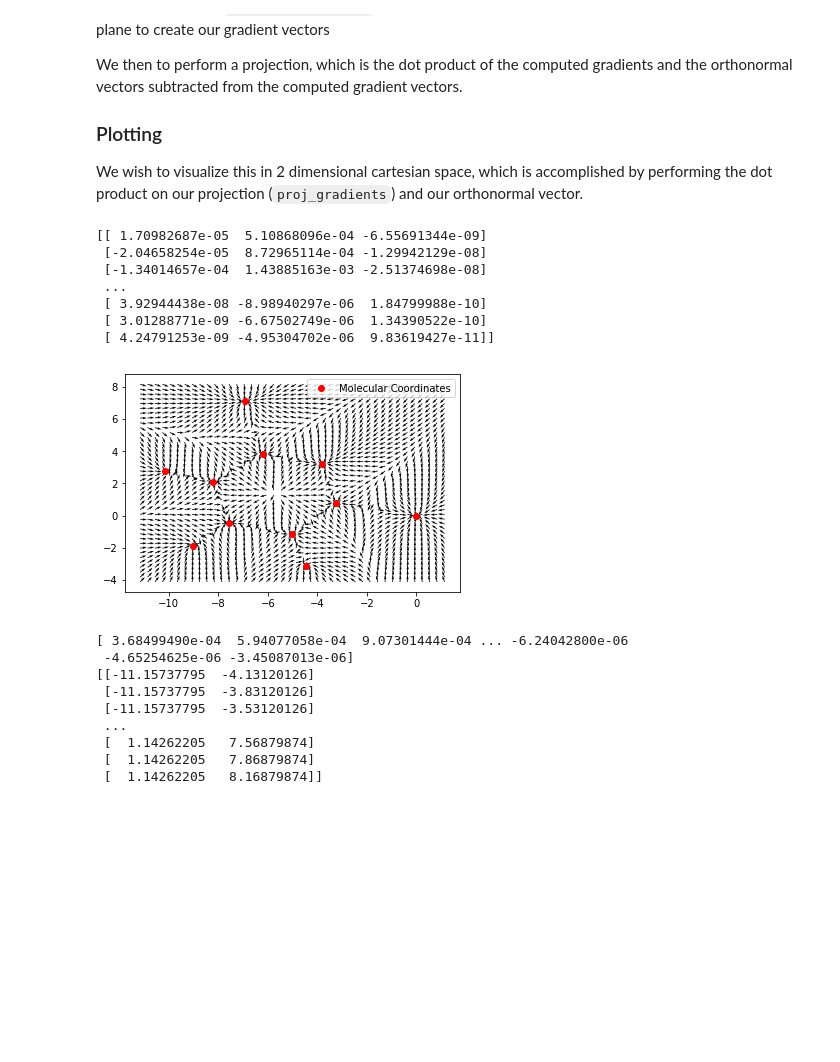
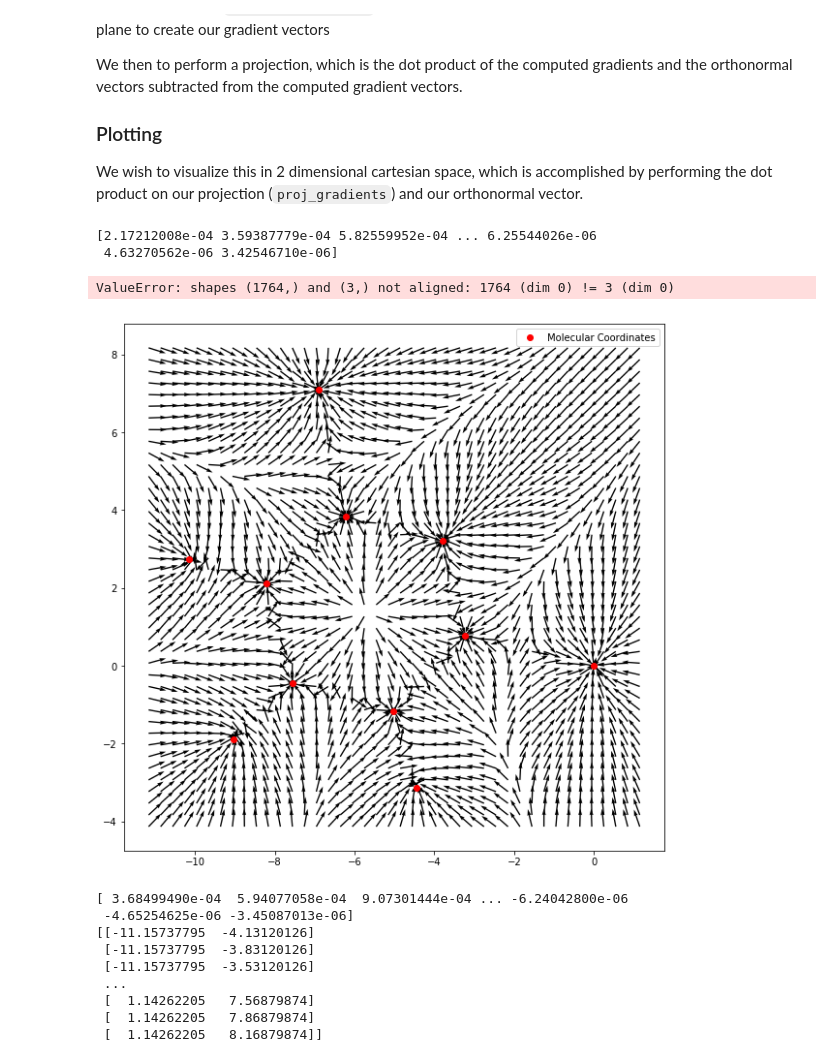
Before and after one commit to theochem/chemtools, a Jupyter notebook: examples/plotting/2D_Plotting_Gradient.ipynb, the cells around one changed output. Saved outputs shown, nothing was run; the diff lists cells and outputs as text; code cells hidden in the pictures; blank space fills up the shorter version.

````diff
--- a/examples/plotting/2D_Plotting_Gradient.ipynb
+++ b/examples/plotting/2D_Plotting_Gradient.ipynb
@@ -65,7 +65,11 @@ a * u *(1-cos(x))           cos(x) + u^2 *(1-cos(x))   -a *sin(x)
 -u * sin(x)                 a * sin(x)              cos(x)
 ```
 # %%
-v1, v2 = coord[1] - coord[0], coord[2] - coord[0]
+coord1 = coord[0]
+coord2 = coord[1]
+coord3 = coord[2]
+
+v1, v2 = coord2 - coord1, coord3 - coord1
 normal = np.cross(v1, v2)
 normal /= np.linalg.norm(normal)
 
@@ -148,7 +132,7 @@ We then to perform a projection, which is the dot product of the computed gradie
 
 We wish to visualize this in 2 dimensional cartesian space, which is accomplished by performing the dot product on our projection (`proj_gradients`) and our orthonormal vector.
 # %%
-gradients = mol.compute_gradient(grid_plane)
+gradients = mol.compute_density(grid_plane)
 print(gradients)
 
 proj_gradients = gradients - np.dot(gradients, normal)[:, np.newaxis] * normal
@@ -158,23 +142,20 @@ assert np.all(np.dot(proj_gradients, normal) < 1e-5)
 rot_proj_gradients = np.dot(rot, proj_gradients.T).T
 assert np.all(np.abs(rot_proj_gradients[:, 2]) < 1e-8)
 # %% [output]
-[[ 1.70982687e-05  5.10868096e-04 -6.55691344e-09]
- [-2.04658254e-05  8.72965114e-04 -1.29942129e-08]
- [-1.34014657e-04  1.43885163e-03 -2.51374698e-08]
- ...
- [ 3.92944438e-08 -8.98940297e-06  1.84799988e-10]
- [ 3.01288771e-09 -6.67502749e-06  1.34390522e-10]
- [ 4.24791253e-09 -4.95304702e-06  9.83619427e-11]]
+[2.17212008e-04 3.59387779e-04 5.82559952e-04 ... 6.25544026e-06
+ 4.63270562e-06 3.42546710e-06]
+ValueError: shapes (1764,) and (3,) not aligned: 1764 (dim 0) != 3 (dim 0)
 # %%
 # Rotate Projected Plane.
 rot_proj_gradients /= np.linalg.norm(rot_proj_gradients, axis=1).reshape((-1, 1))
+plt.figure(figsize=(10,10))
 plt.quiver(grid_2d[:, 0], grid_2d[:, 1],
-         rot_proj_gradients[:, 0], rot_proj_gradients[:, 1], scale=50)
+         rot_proj_gradients[:, 0], rot_proj_gradients[:, 1],color='black', scale=30)
 plt.plot(rot_coords[:, 0], rot_coords[:, 1], "ro", label="Molecular Coordinates")
 plt.legend()
 plt.show()
 # %% [output]
-[figure, old version]
+[figure, new version]
 # %%
 print(rot_proj_gradients[:,1])
 print(grid_2d)
````
Also changed, not shown: parts of 5 cells of this notebook, 2 other files.
